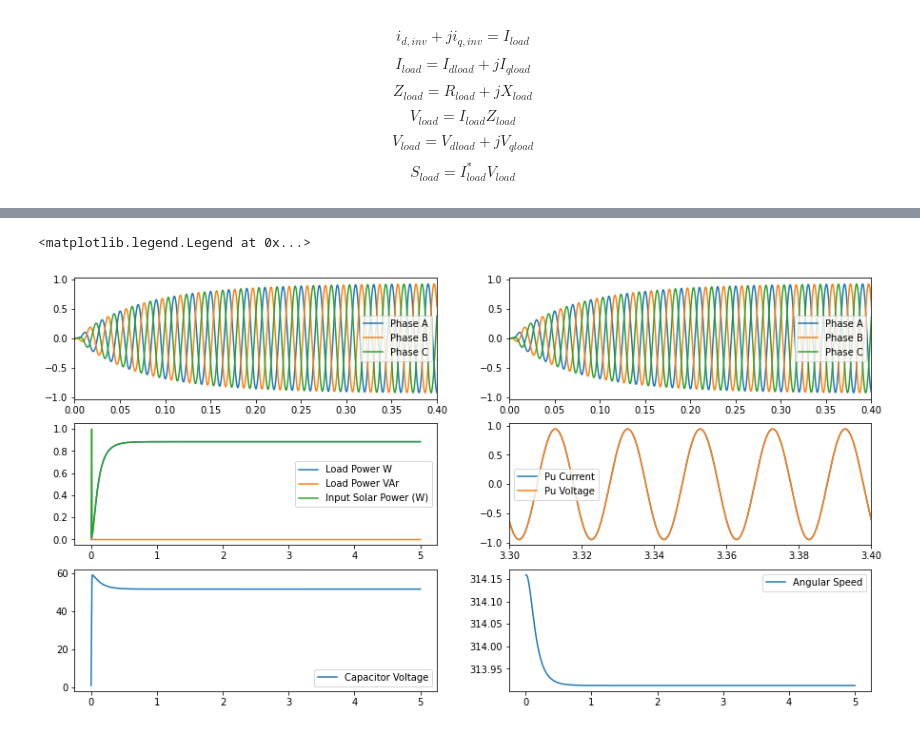
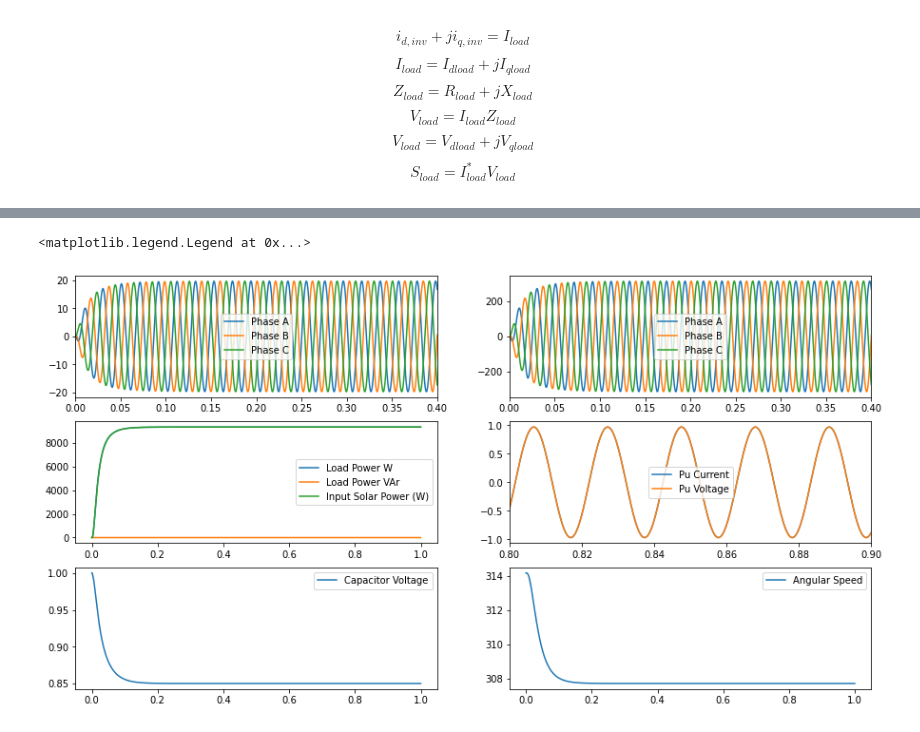
Before and after one commit to deependran7/Simulation-and-Modelling, a Jupyter notebook: Solar_PV_With_Virtual_Synchronous_Machine_Model.ipynb, the cells around one changed output, grey strips where cells are left out. Drawn from its saved outputs; the diff is of its cells as text; code cells hidden in the pictures.

```diff
--- a/Solar_PV_With_Virtual_Synchronous_Machine_Model.ipynb
+++ b/Solar_PV_With_Virtual_Synchronous_Machine_Model.ipynb
@@ -49,7 +34,7 @@ IL, I0, Rs, Rsh, nNsVth = pvsystem.calcparams_desoto(
 #per unit implementation of solar power voltage equation
 #V_pv in pu and return power in pu
 def Solar_Power_Voltage_Model(V_pv, Temp, I_rr):
-      #V_pv = V_pv*59.5
+      V_pv = V_pv*59.5
       pv_i = pvsystem.i_from_v(
         photocurrent=IL,
         saturation_current=I0,
@@ -64,7 +49,7 @@ def Solar_Power_Voltage_Model(V_pv, Temp, I_rr):
       else:
         return 0.0
 # %%
-V = np.linspace(0,59.5,100)
+V = np.linspace(0,1,100)
 P = np.zeros(len(V))
 for i in range(len(V)):
   P[i] = Solar_Power_Voltage_Model(V[i],Temp,I_rr)
@@ -181,25 +166,25 @@ $$S_{load} = I_{load}^* V_{load}$$
 
 omega_ref = 1
 V_ref = 1
-Q_set = 0
-T_m = 0
+Q_set = -1
+T_m = 0.0
 
 
 
-K = 2;
+K = 0.5;
 J = 0.1;
-D_q = 200/Base_V_phase;
-D_p =800/omega_base;
+D_q = 16000/Base_V_phase;
+D_p =2000/omega_base;
 
 
 #inverter parameters
 L_f = 0.0063/Base_inductance
-R_f = 5/Base_resistance
-C_dc = 5*10**(-6)
+R_f = 0.5/Base_resistance
+C_dc = 1*10**(-3)
 K_pwm = 1
 T_pwm = 0.001
 
 #rated load is 1 pu
-R_load = 1
+R_load = 1.0
 X_load = 0
 Load = complex(R_load,X_load)
@@ -261,7 +250,7 @@ m_q_i = 0
 
 s_i = np.array([omega_i,theta_i,mfif_i,m_d_i,m_q_i,I_di_i, I_qi_i, V_dc_i]) # initial state
 dt = 1*10**(-4)
-time =5
+time =1
 t0 = 0
 ndim = len(s_i)
 # %%
@@ -302,33 +291,33 @@ abci = dq0_abc_transform_arr(I_di,I_qi,v_0,omega,t)
 # %%
 xlimit = [0,0.4]
 fig, axs = plt.subplots(3, 2,figsize=(15,8))
-axs[0, 0].plot(t,abci[0],label ='Phase A')
-axs[0, 0].plot(t,abci[1], label = "Phase B")
-axs[0, 0].plot(t,abci[2], label = "Phase C")
+axs[0, 0].plot(t,abci[0]*Base_i_peak,label ='Phase A')
+axs[0, 0].plot(t,abci[1]*Base_i_peak, label = "Phase B")
+axs[0, 0].plot(t,abci[2]*Base_i_peak, label = "Phase C")
 axs[0, 0].set_xlim(xlimit)
 axs[0, 0].legend()
 
-axs[0, 1].plot(t,abcv[0],label ='Phase A')
-axs[0, 1].plot(t,abcv[1], label = "Phase B")
-axs[0, 1].plot(t,abcv[2], label = "Phase C")
+axs[0, 1].plot(t,abcv[0]*Base_v_peak,label ='Phase A')
+axs[0, 1].plot(t,abcv[1]*Base_v_peak, label = "Phase B")
+axs[0, 1].plot(t,abcv[2]*Base_v_peak, label = "Phase C")
 axs[0, 1].set_xlim(xlimit)
 axs[0, 1].legend()
 
-axs[1,0].plot(t,p_load, label= "Load Power W")
-axs[1,0].plot(t,q_load, label= "Load Power VAr")
-axs[1,0].plot(t,P_pv, label = "Input Solar Power (W)")
+axs[1,0].plot(t,p_load*Base_inv_va, label= "Load Power W")
+axs[1,0].plot(t,q_load*Base_inv_va, label= "Load Power VAr")
+axs[1,0].plot(t,P_pv*Base_inv_va, label = "Input Solar Power (W)")
 axs[1,0].legend()
 
 axs[1,1].plot(t,abci[0], label = "Pu Current")
 axs[1,1].plot(t,abcv[0], label = "Pu Voltage")
 axs[1,1].legend()
-axs[1,1].set_xlim([3.3,3.4])
+axs[1,1].set_xlim([0.8,0.9])
 
 axs[2,0].plot(t,V_dc, label = "Capacitor Voltage")
 axs[2,0].legend()
 
 axs[2,1].plot(t,omega, label = "Angular Speed")
 axs[2,1].legend()
 # %% [output]
 <matplotlib.legend.Legend at 0x...>
-[figure, old version]
+[figure, new version]
```
Also changed, not shown: parts of 5 cells of this notebook.
